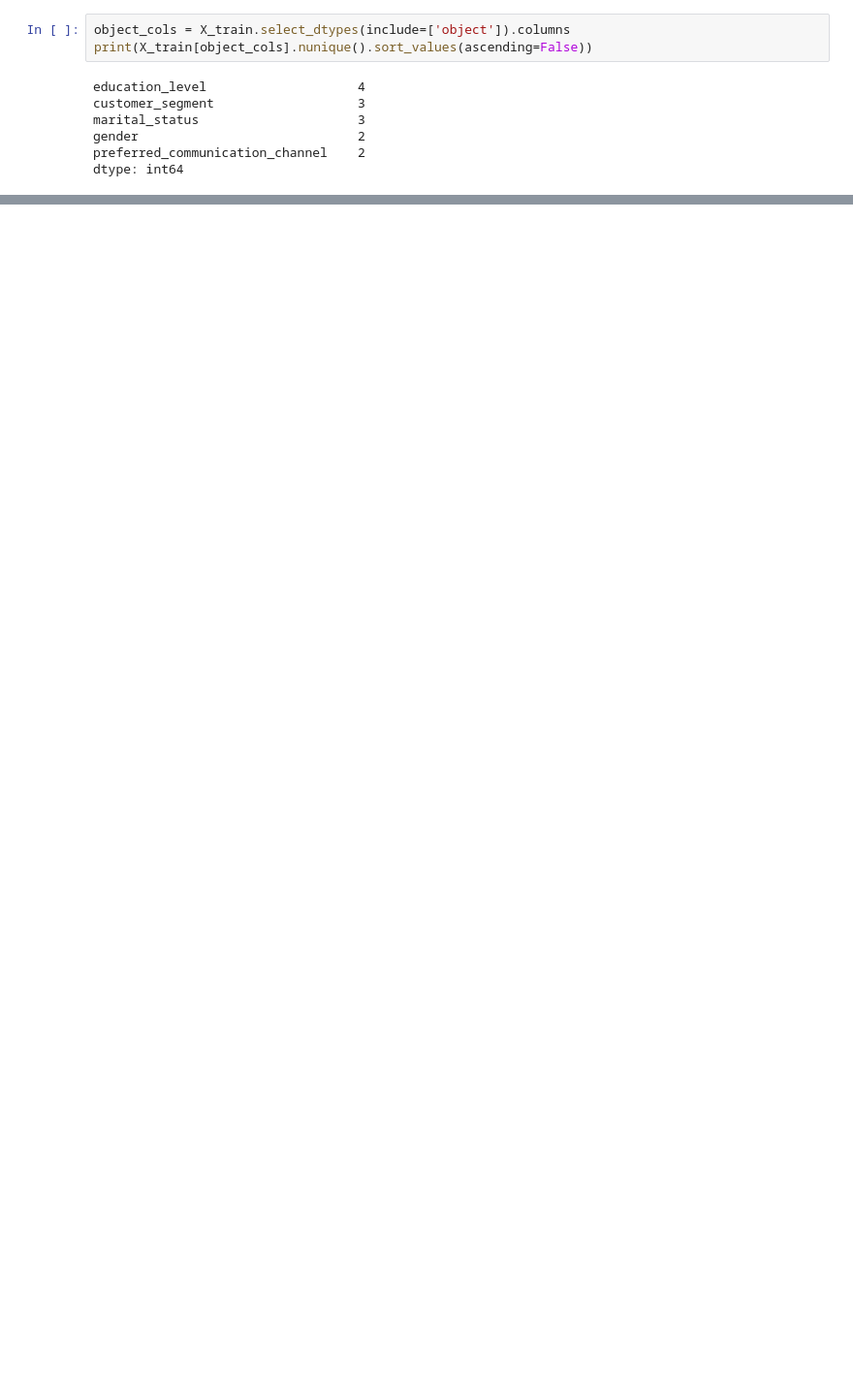
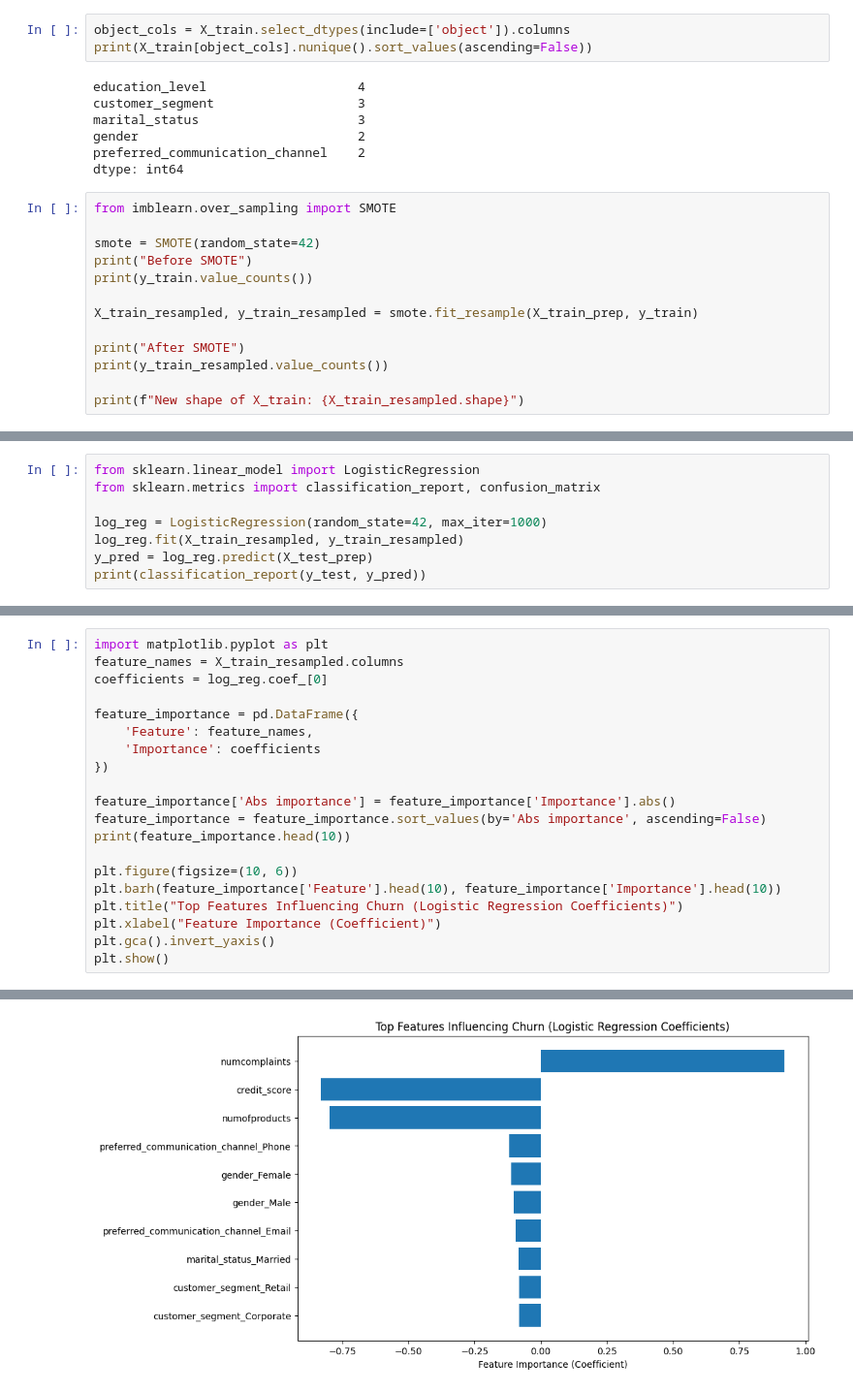
Before and after one commit to LMeringues/bank-customer-churn-prediction, a Jupyter notebook: notebooks/04_preprocessing.ipynb, the cells around one changed output, grey strips where cells are left out. Shown: that part at 97% size. Saved outputs shown, nothing was run; the diff lists cells and outputs as text; blank space fills up the shorter version.

Commit message:
Finish ML pipeline: Ensemble model & Feature Engineering. Init Streamlit app

```diff
--- a/notebooks/04_preprocessing.ipynb
+++ b/notebooks/04_preprocessing.ipynb
@@ -82,3 +96,16 @@ marital_status                     3
 gender                             2
 preferred_communication_channel    2
 dtype: int64
+# %%
+from imblearn.over_sampling import SMOTE
+
+smote = SMOTE(random_state=42)
+print("Before SMOTE")
+print(y_train.value_counts())
+
+X_train_resampled, y_train_resampled = smote.fit_resample(X_train_prep, y_train)
+
+print("After SMOTE")
+print(y_train_resampled.value_counts())
+
+print(f"New shape of X_train: {X_train_resampled.shape}")
@@ -84,0 +124,8 @@ dtype: int64
+# %%
+from sklearn.linear_model import LogisticRegression
+from sklearn.metrics import classification_report, confusion_matrix
+
+log_reg = LogisticRegression(random_state=42, max_iter=1000)
+log_reg.fit(X_train_resampled, y_train_resampled)
+y_pred = log_reg.predict(X_test_prep)
+print(classification_report(y_test, y_pred))
@@ -84,0 +141,21 @@ dtype: int64
+# %%
+import matplotlib.pyplot as plt
+feature_names = X_train_resampled.columns
+coefficients = log_reg.coef_[0]
+
+feature_importance = pd.DataFrame({
+    'Feature': feature_names,
+    'Importance': coefficients
+})
+
+feature_importance['Abs importance'] = feature_importance['Importance'].abs()
+feature_importance = feature_importance.sort_values(by='Abs importance', ascending=False)
+print(feature_importance.head(10))
+
+plt.figure(figsize=(10, 6))
+plt.barh(feature_importance['Feature'].head(10), feature_importance['Importance'].head(10))
+plt.title("Top Features Influencing Churn (Logistic Regression Coefficients)")
+plt.xlabel("Feature Importance (Coefficient)")
+plt.gca().invert_yaxis()
+plt.show()
+# %% [output]
@@ -84,0 +173 @@ dtype: int64
+[figure, added]
```
Also changed, not shown: parts of 8 cells of this notebook, 3 other files.
